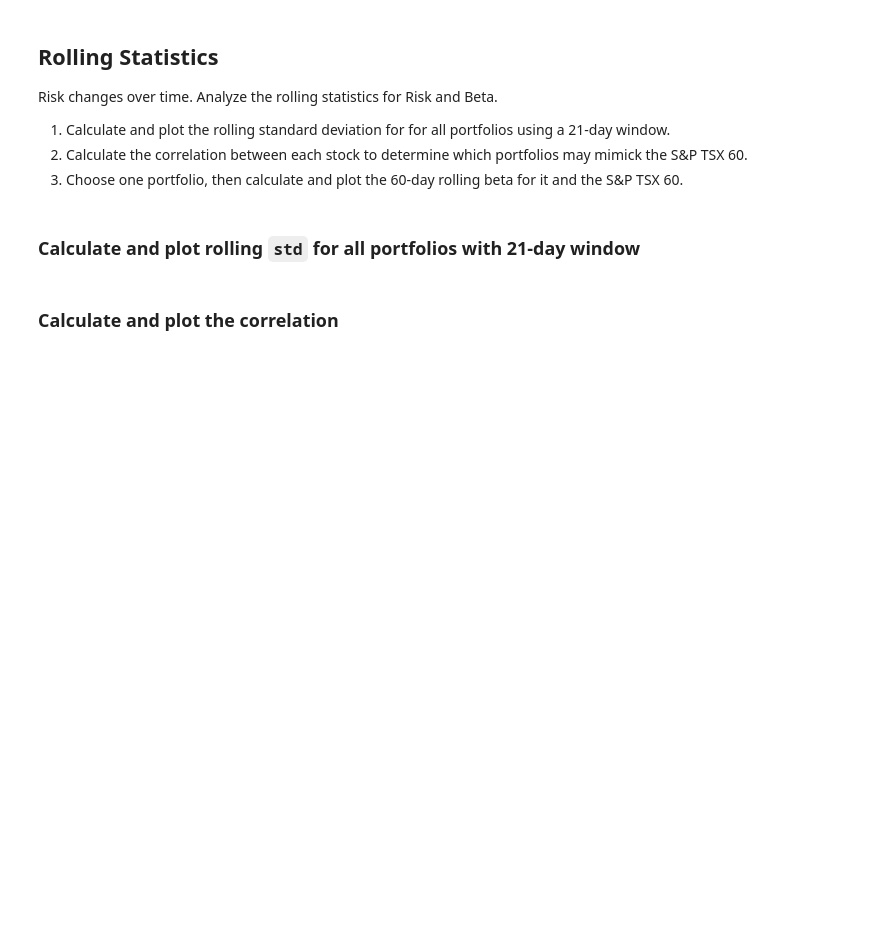
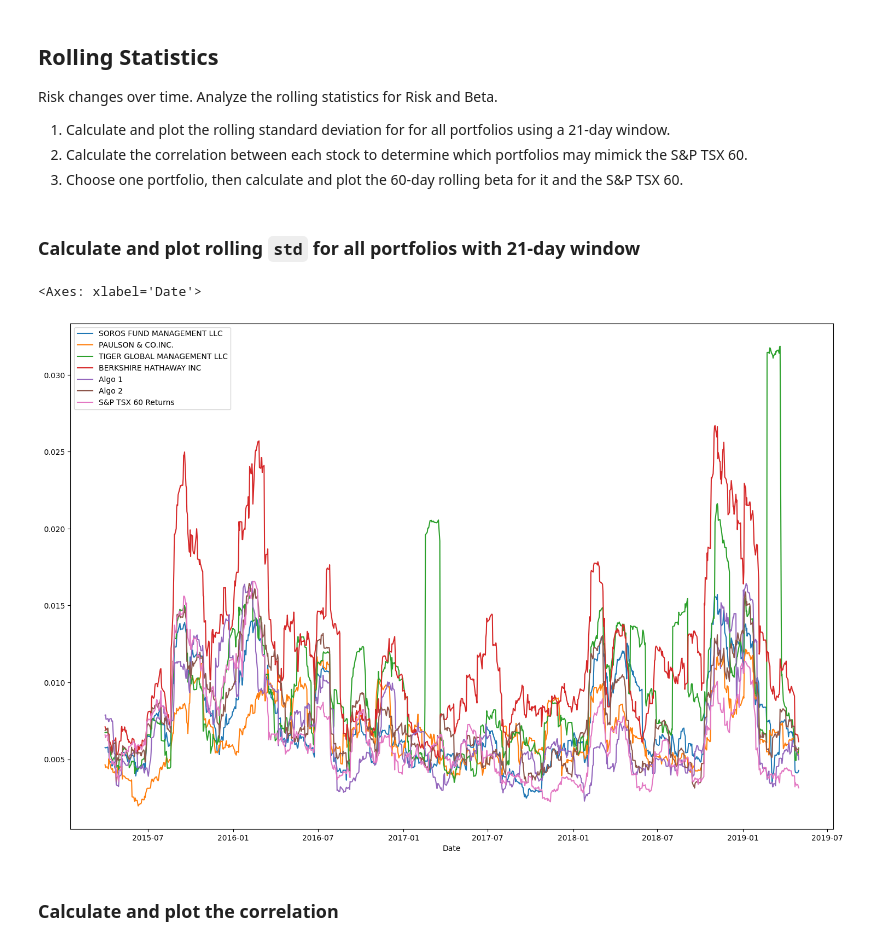
Before and after one commit to chyj0805/A-Whale-Off-the-Portfolio, a Jupyter notebook: Starter_Code/whale_analysis_oringal.ipynb, the cells around one changed output. Cells and saved outputs as stored; diff of their text form; code cells hidden in the pictures; blank space fills up the shorter version.

```diff
--- a/Starter_Code/whale_analysis_oringal.ipynb
+++ b/Starter_Code/whale_analysis_oringal.ipynb
@@ -376,8 +375,11 @@ Risk changes over time. Analyze the rolling statistics for Risk and Beta.
 ### Calculate and plot rolling `std` for all portfolios with 21-day window
 # %%
 # Calculate the rolling standard deviation for all portfolios using a 21-day window
-
+all_portfolio_returns.rolling(window=21).std().plot(figsize=(18, 12))
 # Plot the rolling standard deviation
+# %% [output]
+<Axes: xlabel='Date'>
+[figure, added]
 # %% [markdown]
 ### Calculate and plot the correlation
 # %%
```
Also changed, not shown: parts of 2 cells of this notebook.
